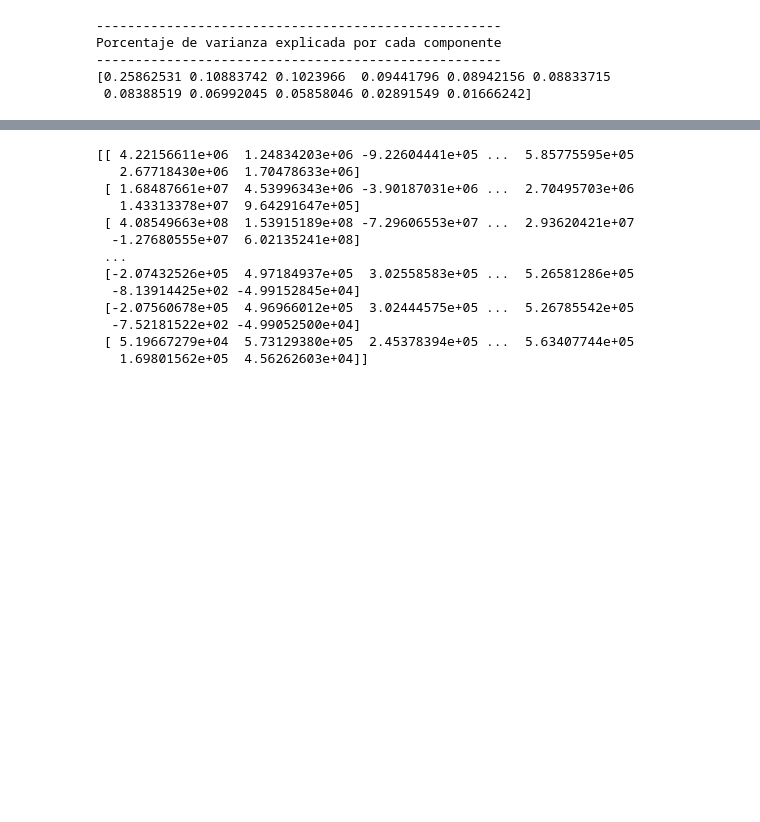
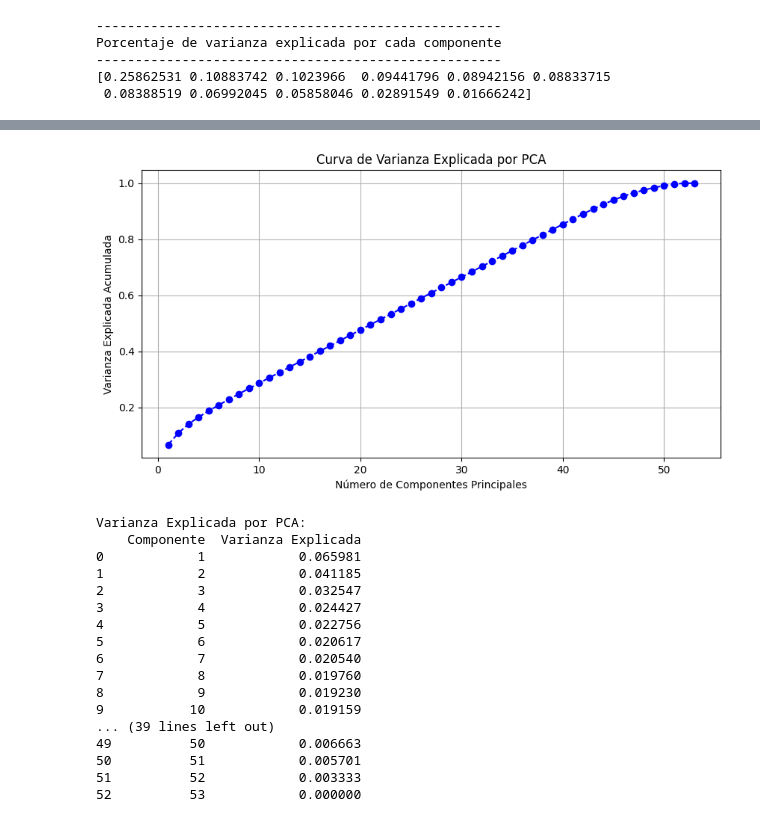
Before and after one commit to michellemej22596/HT2-MineriaDeDatos, a Jupyter notebook: PCA.ipynb, the cells around one changed output, grey strips where cells are left out. Saved outputs shown, nothing was run; the diff lists cells and outputs as text; code cells hidden in the pictures; blank space fills up the shorter version.

```diff
--- a/PCA.ipynb
+++ b/PCA.ipynb
@@ -223,20 +278,57 @@ Componente 1:
-# %%
-# Transformar los datos al espacio de 4 componentes
-X_reducido = modelo_pca.transform(ejemplo_num)
-
-# X_reducido ahora tiene solo 4 columnas (en lugar de las 7 originales)
-print(X_reducido)
-# %% [output]
-[[ 4.22156611e+06  1.24834203e+06 -9.22604441e+05 ...  5.85775595e+05
-   2.67718430e+06  1.70478633e+06]
- [ 1.68487661e+07  4.53996343e+06 -3.90187031e+06 ...  2.70495703e+06
-   1.43313378e+07  9.64291647e+05]
- [ 4.08549663e+08  1.53915189e+08 -7.29606553e+07 ...  2.93620421e+07
-  -1.27680555e+07  6.02135241e+08]
- ...
- [-2.07432526e+05  4.97184937e+05  3.02558583e+05 ...  5.26581286e+05
-  -8.13914425e+02 -4.99152845e+04]
- [-2.07560678e+05  4.96966012e+05  3.02444575e+05 ...  5.26785542e+05
-  -7.52181522e+02 -4.99052500e+04]
- [ 5.19667279e+04  5.73129380e+05  2.45378394e+05 ...  5.63407744e+05
-   1.69801562e+05  4.56262603e+04]]
+# %%
+# Aplicar One-Hot Encoding a originalLanguage (pocas categorías)
+encoder = OneHotEncoder(sparse_output=False, handle_unknown="ignore")
+encoded_categorical = encoder.fit_transform(df[["originalLanguage"]].fillna("Unknown"))
+encoded_categorical_df = pd.DataFrame(encoded_categorical, columns=encoder.get_feature_names_out(["originalLanguage"]))
+
+# Aplicar Frecuencia Encoding a genres y productionCountry
+for col in ["genres", "productionCountry"]:
+    freq_encoding = df[col].value_counts(normalize=True).to_dict()
+    df[f"{col}_freq"] = df[col].map(freq_encoding)
+
+# Unir todas las variables para PCA
+pca_data = pd.concat([numeric_vars, df[["genres_freq", "productionCountry_freq"]], encoded_categorical_df], axis=1).dropna()
+
+# ----- Normalizar los Datos -----
+scaler = StandardScaler()
+scaled_data = scaler.fit_transform(pca_data)
+
+# ----- Aplicar PCA -----
+pca = PCA()
+pca_result = pca.fit_transform(scaled_data)
+
+# Calcular varianza explicada por cada componente
+explained_variance = pca.explained_variance_ratio_
+
+# Graficar la varianza explicada por cada componente
+plt.figure(figsize=(10, 5))
+plt.plot(range(1, len(explained_variance) + 1), np.cumsum(explained_variance), marker="o", linestyle="--", color="b")
+plt.xlabel("Número de Componentes Principales")
+plt.ylabel("Varianza Explicada Acumulada")
+plt.title("Curva de Varianza Explicada por PCA")
+plt.grid(True)
+plt.show()
+
+# Mostrar la tabla con los valores de varianza explicada
+explained_variance_df = pd.DataFrame({"Componente": range(1, len(explained_variance) + 1), "Varianza Explicada": explained_variance})
+print("Varianza Explicada por PCA:")
+print(explained_variance_df)
+# %% [output]
+[figure, added]
+Varianza Explicada por PCA:
+    Componente  Varianza Explicada
+0            1            0.065981
+1            2            0.041185
+2            3            0.032547
+3            4            0.024427
+4            5            0.022756
+5            6            0.020617
+6            7            0.020540
+7            8            0.019760
+8            9            0.019230
+9           10            0.019159
+... (39 lines left out)
+49          50            0.006663
+50          51            0.005701
+51          52            0.003333
+52          53            0.000000
```
Also changed, not shown: parts of 16 cells of this notebook.
